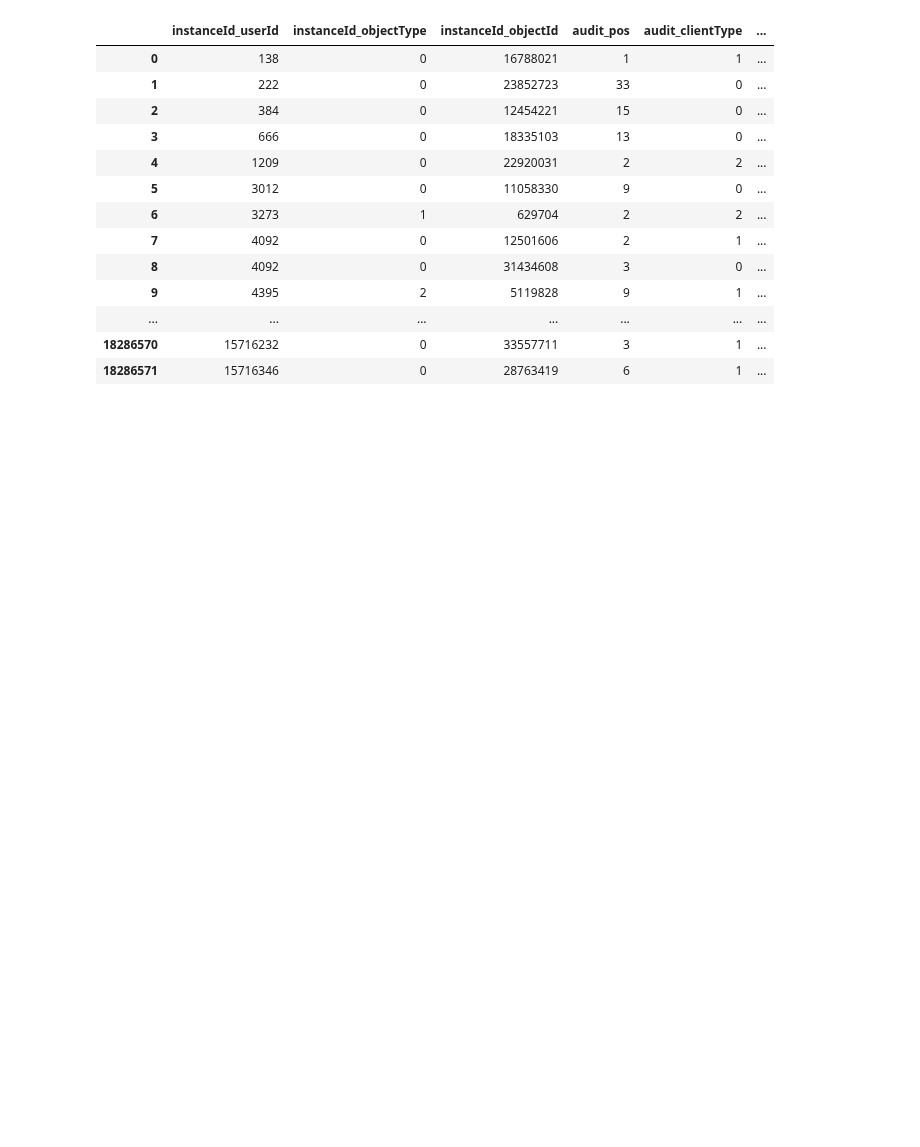
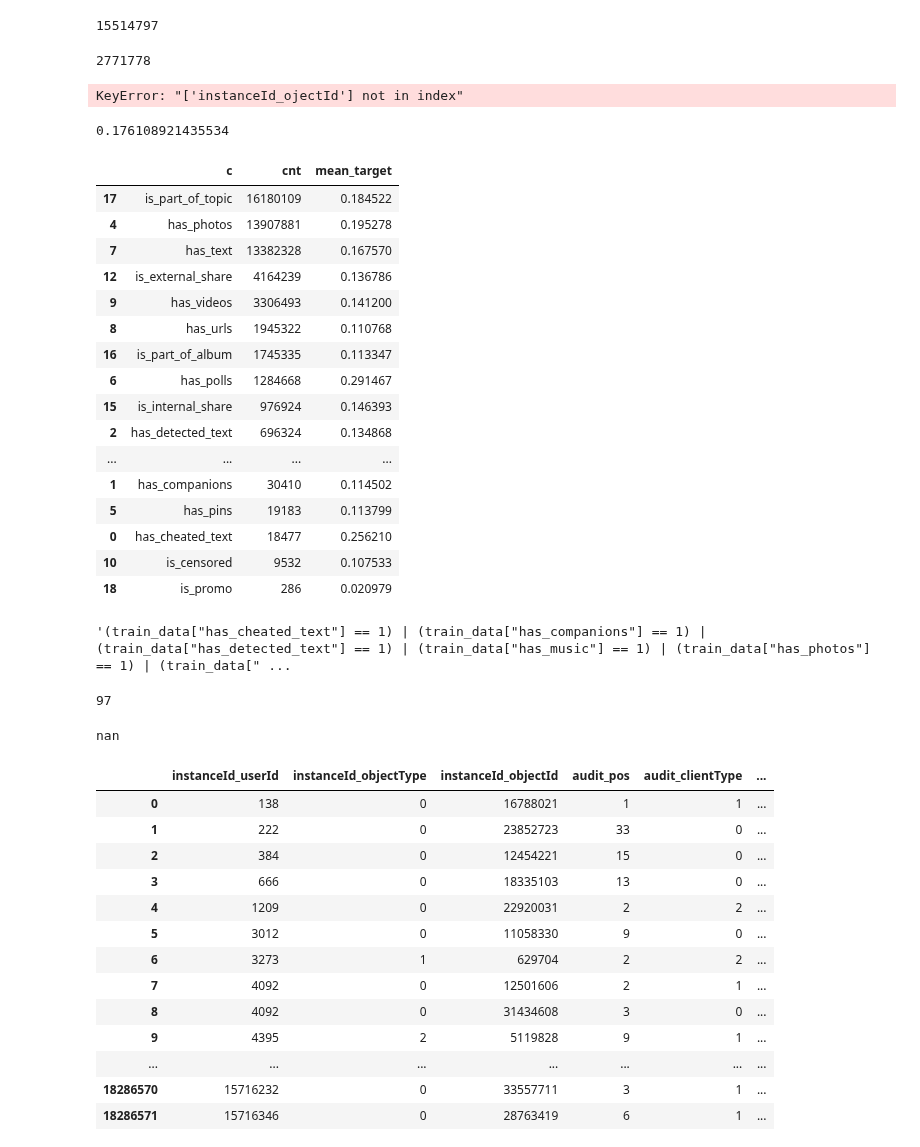
Before and after one commit to tyamgin/mlbootcamp, a Jupyter notebook: championship17/main.ipynb, the cells around one changed output. Cells and saved outputs as stored; diff of their text form; code cells hidden in the pictures; blank space fills up the shorter version.

```diff
--- a/championship17/main.ipynb
+++ b/championship17/main.ipynb
@@ -11,6 +5,74 @@ Using TensorFlow backend.
 # %%
 train_data = pd.read_pickle(output_path + '/train_data')
 test_data = pd.read_pickle(output_path + '/test_data')
+# %%
+(train_data.userOwnerCounters_CREATE_LIKE != 0).sum()
+# %% [output]
+15514797
+# %%
+(train_data.userOwnerCounters_CREATE_LIKE == 0).sum()
+# %% [output]
+2771778
+# %%
+train_data[['auditweights_x_ActorsRelations', 'instanceId_ojectId']].groupby('auditweights_x_ActorsRelations').count()
+# %% [output]
+KeyError: "['instanceId_ojectId'] not in index"
+# %%
+train_data.liked.mean()
+# %% [output]
+0.176108921435534
+# %%
+rows = []
+for c in ['HAS_CHEATED_TEXT', 'HAS_COMPANIONS', 'HAS_DETECTED_TEXT',
+       'HAS_MUSIC', 'HAS_PHOTOS', 'HAS_PINS', 'HAS_POLLS', 'HAS_TEXT',
+       'HAS_URLS', 'HAS_VIDEOS', 'IS_CENSORED', 'IS_DISGUSTING',
+       'IS_EXTERNAL_SHARE', 'IS_GIF', 'IS_INTERNAL_GROUP_SHARE',
+       'IS_INTERNAL_SHARE', 'IS_PART_OF_ALBUM', 'IS_PART_OF_TOPIC',
+       'IS_PROMO']:
+    c = c.lower()
+    rows.append((c, train_data[c].sum(), train_data.liked[train_data[c] == 1].mean()))
+df = pd.DataFrame(rows, columns=('c', 'cnt', 'mean_target'))
+# %%
+df.sort_values('cnt', ascending=False)
+# %% [output]
+|  | c | cnt | mean_target |
+| 17 | is_part_of_topic | 16180109 | 0.184522 |
+| 4 | has_photos | 13907881 | 0.195278 |
+| 7 | has_text | 13382328 | 0.167570 |
+| 12 | is_external_share | 4164239 | 0.136786 |
+| 9 | has_videos | 3306493 | 0.141200 |
+| 8 | has_urls | 1945322 | 0.110768 |
+| 16 | is_part_of_album | 1745335 | 0.113347 |
+| 6 | has_polls | 1284668 | 0.291467 |
+| 15 | is_internal_share | 976924 | 0.146393 |
+| 2 | has_detected_text | 696324 | 0.134868 |
+| ... | ... | ... | ... |
+| 1 | has_companions | 30410 | 0.114502 |
+| 5 | has_pins | 19183 | 0.113799 |
+| 0 | has_cheated_text | 18477 | 0.256210 |
+| 10 | is_censored | 9532 | 0.107533 |
+| 18 | is_promo | 286 | 0.020979 |
+# %%
+ss = ''
+for c in ['HAS_CHEATED_TEXT', 'HAS_COMPANIONS', 'HAS_DETECTED_TEXT',
+       'HAS_MUSIC', 'HAS_PHOTOS', 'HAS_PINS', 'HAS_POLLS', 'HAS_TEXT',
+       'HAS_URLS', 'HAS_VIDEOS', 'IS_CENSORED', 'IS_DISGUSTING',
+       'IS_EXTERNAL_SHARE', 'IS_GIF', 'IS_INTERNAL_GROUP_SHARE',
+       'IS_INTERNAL_SHARE', 'IS_PART_OF_ALBUM', 'IS_PART_OF_TOPIC',
+       'IS_PROMO']:
+    c = c.lower()
+    ss += f'(train_data["{c}"] == 1) | '
+ss
+# %% [output]
+'(train_data["has_cheated_text"] == 1) | (train_data["has_companions"] == 1) | (train_data["has_detected_text"] == 1) | (train_data["has_music"] == 1) | (train_data["has_photos"] == 1) | (train_data[" ...
+# %%
+(~((train_data["has_cheated_text"] == 1) | (train_data["has_companions"] == 1) | (train_data["has_detected_text"] == 1) | (train_data["has_music"] == 1) | (train_data["has_photos"] == 1) | (train_data["has_pins"] == 1) | (train_data["has_polls"] == 1) | (train_data["has_text"] == 1) | (train_data["has_urls"] == 1) | (train_data["has_videos"] == 1) | (train_data["is_censored"] == 1) | (train_data["is_disgusting"] == 1) | (train_data["is_external_share"] == 1) | (train_data["is_gif"] == 1) | (train_data["is_internal_group_share"] == 1) | (train_data["is_internal_share"] == 1) | (train_data["is_part_of_album"] == 1) | (train_data["is_part_of_topic"] == 1) | (train_data["is_promo"] == 1))).sum()
+# %% [output]
+97
+# %%
+np.mean([])
+# %% [output]
+nan
 # %%
 owner_stat = pd.concat((train_data[['metadata_ownerId', 'objectId']], test_data[['metadata_ownerId', 'objectId']]), sort=False) \
     .groupby('metadata_ownerId').agg({'objectId': 'count'})
```
Also changed, not shown: parts of 1 cell of this notebook, 7 other files.
